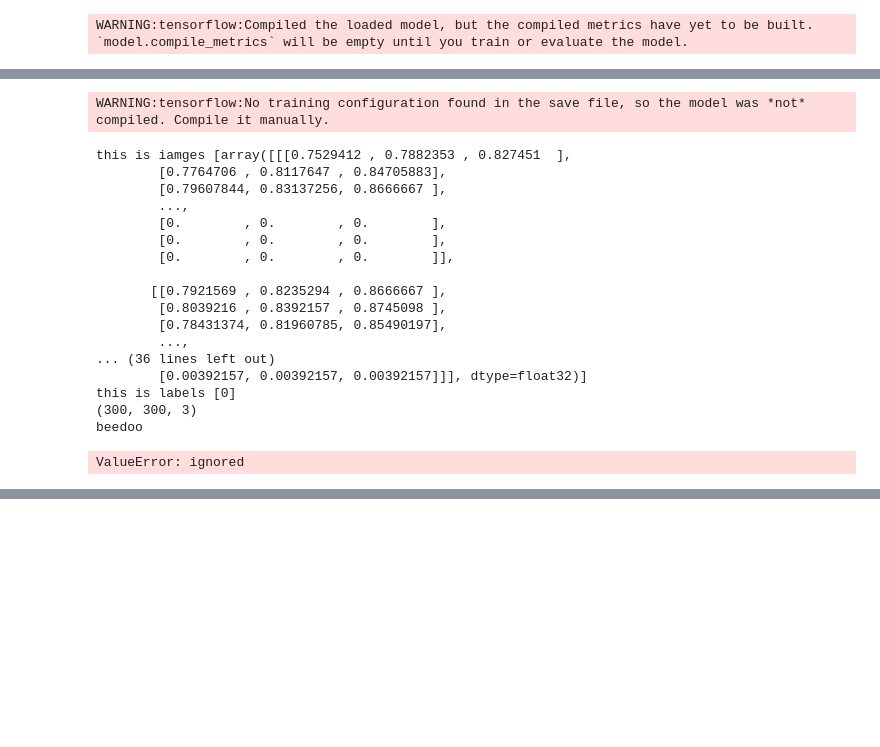
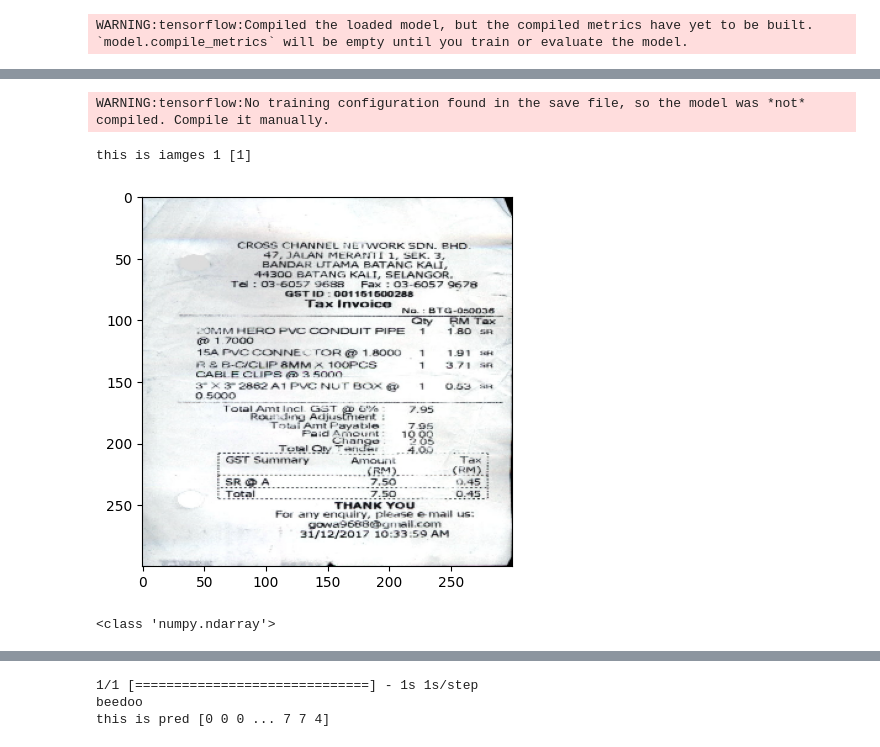
Before and after one commit to Samir-atra/Expense_tracker, a Jupyter notebook: project/utils/image_classification.ipynb, the cells around one changed output, grey strips where cells are left out. Saved outputs shown, nothing was run; the diff lists cells and outputs as text; code cells hidden in the pictures; blank space fills up the shorter version.

Commit message:
still working on predictions, and fitting the image into model.predict

```diff
--- a/project/utils/image_classification.ipynb
+++ b/project/utils/image_classification.ipynb
@@ -38,7 +39,10 @@ def load_data(datadir):
                 img_data_array.append(image)
                 class_name.append(class_num)
         class_num +=1
-    return (img_data_array, class_name)
+    return img_data_array, class_name
+
+
+
 
 # Split data into training and testing sets
 # img_data_array, class_name = load_data(data_dir)
@@ -144,47 +128,41 @@ Epoch 30/30
 # %%
 loading_path = pathlib.Path('/content/drive/MyDrive/expenses_tracker_classifier/expenses_tracker_classifier95%test.h5')
 loaded_model = tf.keras.models.load_model(loading_path, compile=True)
 pred_img_path = pathlib.Path('/content/drive/MyDrive/expenses_tracker_classifier/pred_imgs/')
 images, labels = load_data(pred_img_path)
-print("this is iamges", images)
-print("this is labels", labels)
+print("this is iamges", len(labels), labels)
+# print("this is labels", labels)
 
-loaded_model.compile(
-    optimizer = tf.keras.optimizers.Adam(learning_rate = 0.0005),        # compiling with low learning rate
-    loss=tf.losses.SparseCategoricalCrossentropy(),
-    metrics=['accuracy'],
-    run_eagerly = True)
+# loaded_model.compile(
+#     optimizer = tf.keras.optimizers.Adam(learning_rate = 0.0005),        # compiling with low learning rate
+#     loss=tf.losses.SparseCategoricalCrossentropy(),
+#     metrics=['accuracy'],
+#     run_eagerly = True)
+
+for image in images:
+  #  for i in range(1):
+      #  ax = plt.subplot(1, 1, i+1)
+   plt.imshow(images[0].astype("float32"))
+      #  plt.title(class_names[labels[i]])
+      #  plt.axis("off")
+   plt.show()
+
 
 sample_list = []                                                        # creating a list of sample(s)
 for sample in images:
     sample_list.append(sample)
     continue
 
 sample_list = np.array(sample_list)                                     # converting the sample list to numpy array
 for sample in sample_list:
-    print(sample.shape)
+    print(type(sample_list[0]))
+    images[0] = tf.expand_dims(images[0], axis=0)
+    predictions = loaded_model.predict(images[0])
+    pred = np.argmax(predictions, axis=1)
     print("beedoo")                                              # loop for predicting and showing result for sample image(s)
-    predictions = loaded_model.predict(sample)
-    print("this is predictions", predictions)
-    pred = np.argmax(predictions, axis=1)
-    print("this is pred", pred[0])
+    print("this is pred", pred)
 # %% [output]
 WARNING:tensorflow:No training configuration found in the save file, so the model was *not* compiled. Compile it manually.
-this is iamges [array([[[0.7529412 , 0.7882353 , 0.827451  ],
-        [0.7764706 , 0.8117647 , 0.84705883],
-        [0.79607844, 0.83137256, 0.8666667 ],
-        ...,
-        [0.        , 0.        , 0.        ],
-        [0.        , 0.        , 0.        ],
-        [0.        , 0.        , 0.        ]],
-
-       [[0.7921569 , 0.8235294 , 0.8666667 ],
-        [0.8039216 , 0.8392157 , 0.8745098 ],
-        [0.78431374, 0.81960785, 0.85490197],
-        ...,
-... (36 lines left out)
-        [0.00392157, 0.00392157, 0.00392157]]], dtype=float32)]
-this is labels [0]
-(300, 300, 3)
-beedoo
+this is iamges 1 [1]
+[figure, added]
-ValueError: ignored
+<class 'numpy.ndarray'>
@@ -190,0 +170,3 @@ ValueError: ignored
+1/1 [==============================] - 1s 1s/step
+beedoo
+this is pred [0 0 0 ... 7 7 4]
```
Also changed, not shown: parts of 3 cells of this notebook.
